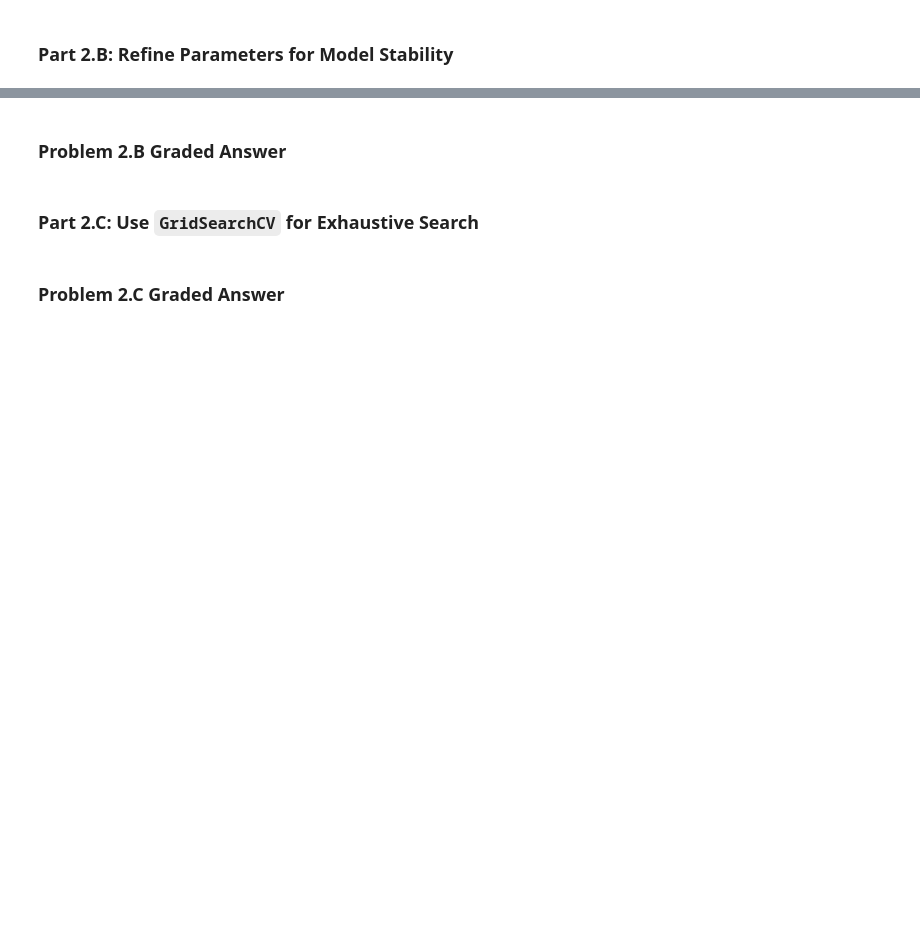
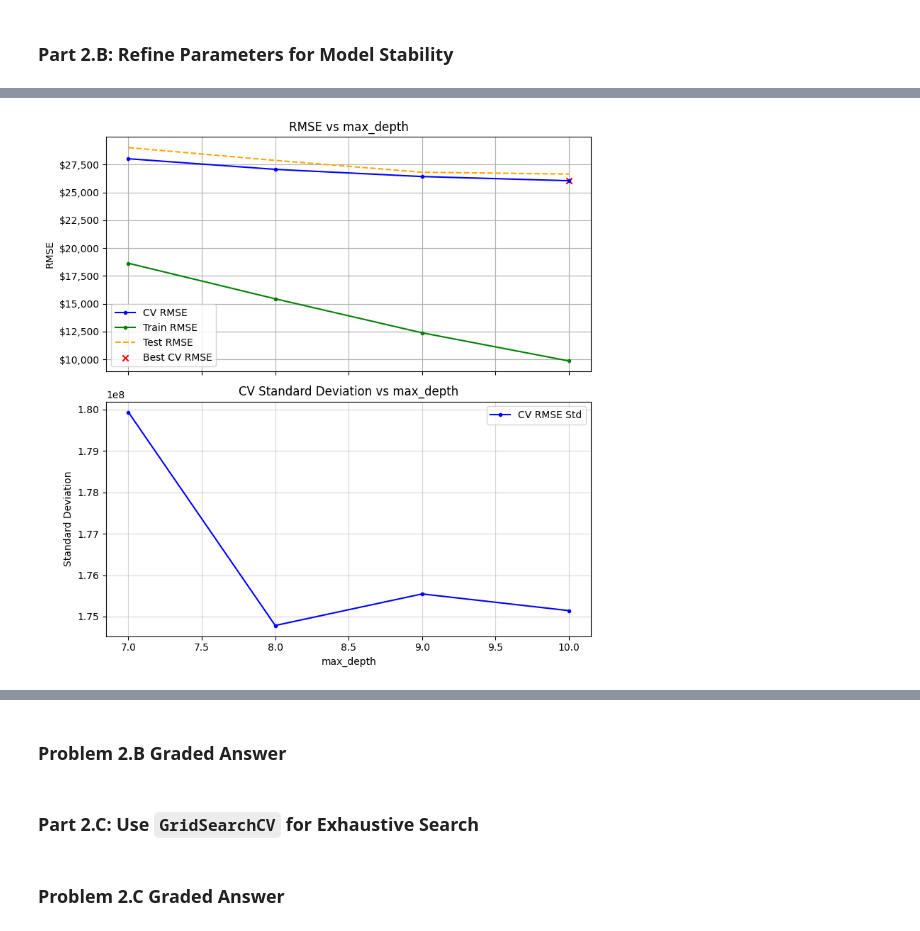
Before and after one commit to Rocking-Priya/Module-3-Assignments, a Jupyter notebook: Homework_07.ipynb, the cells around one changed output, grey strips where cells are left out. Saved outputs shown, nothing was run; the diff lists cells and outputs as text; code cells hidden in the pictures; blank space fills up the shorter version.

```diff
--- a/Homework_07.ipynb
+++ b/Homework_07.ipynb
@@ -656,0 +675,9 @@ Parameters_BT = {
+# %%
+Parameters_BT = sweep_parameter(
+    model=RandomForestRegressor,
+    Parameters=Parameters_BT,
+    param='max_depth',
+    parameter_list=range(7, 11)  # Narrowing the range
+)
+# %% [output]
+[figure, added]
```
Also changed, not shown: parts of 9 cells of this notebook.
